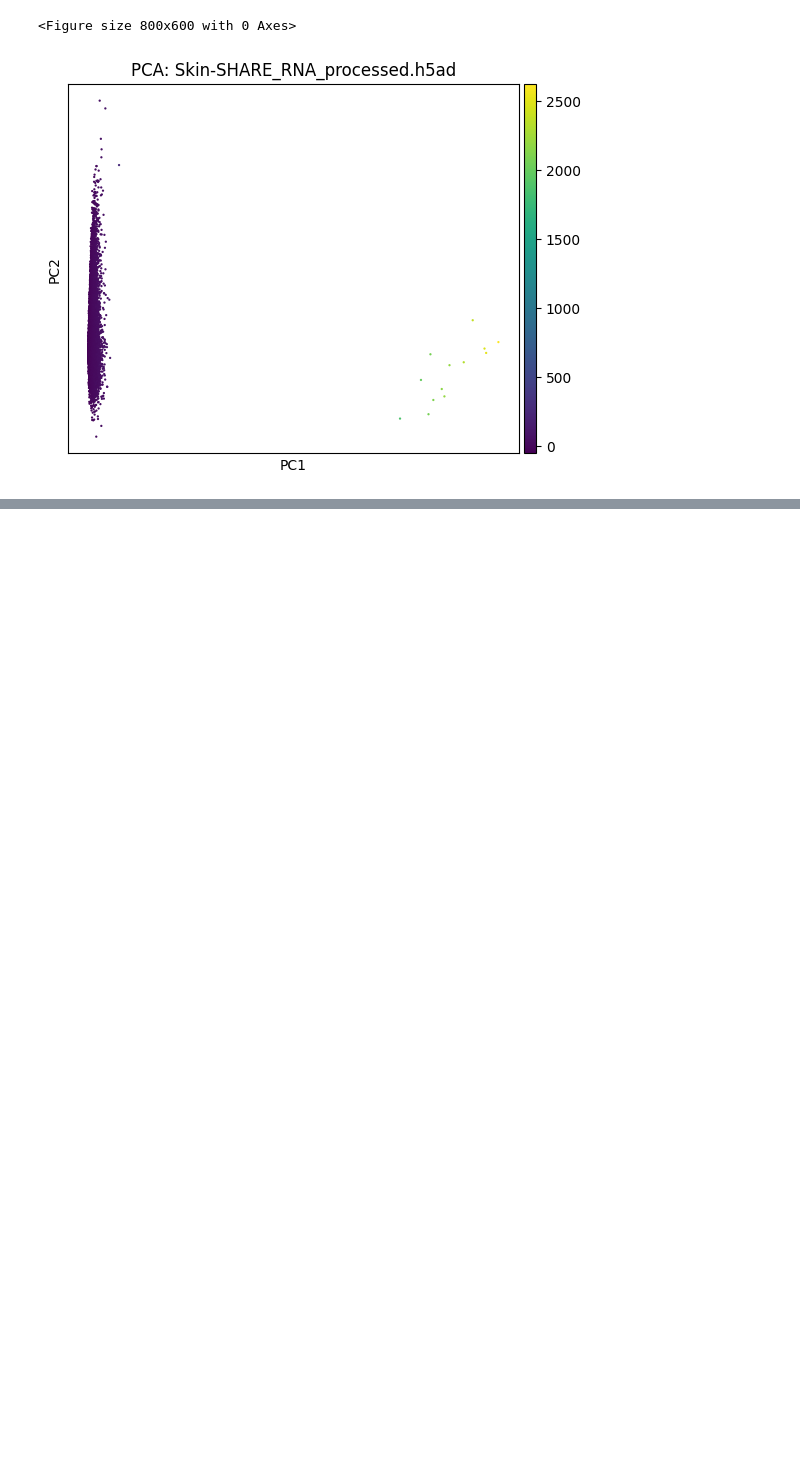
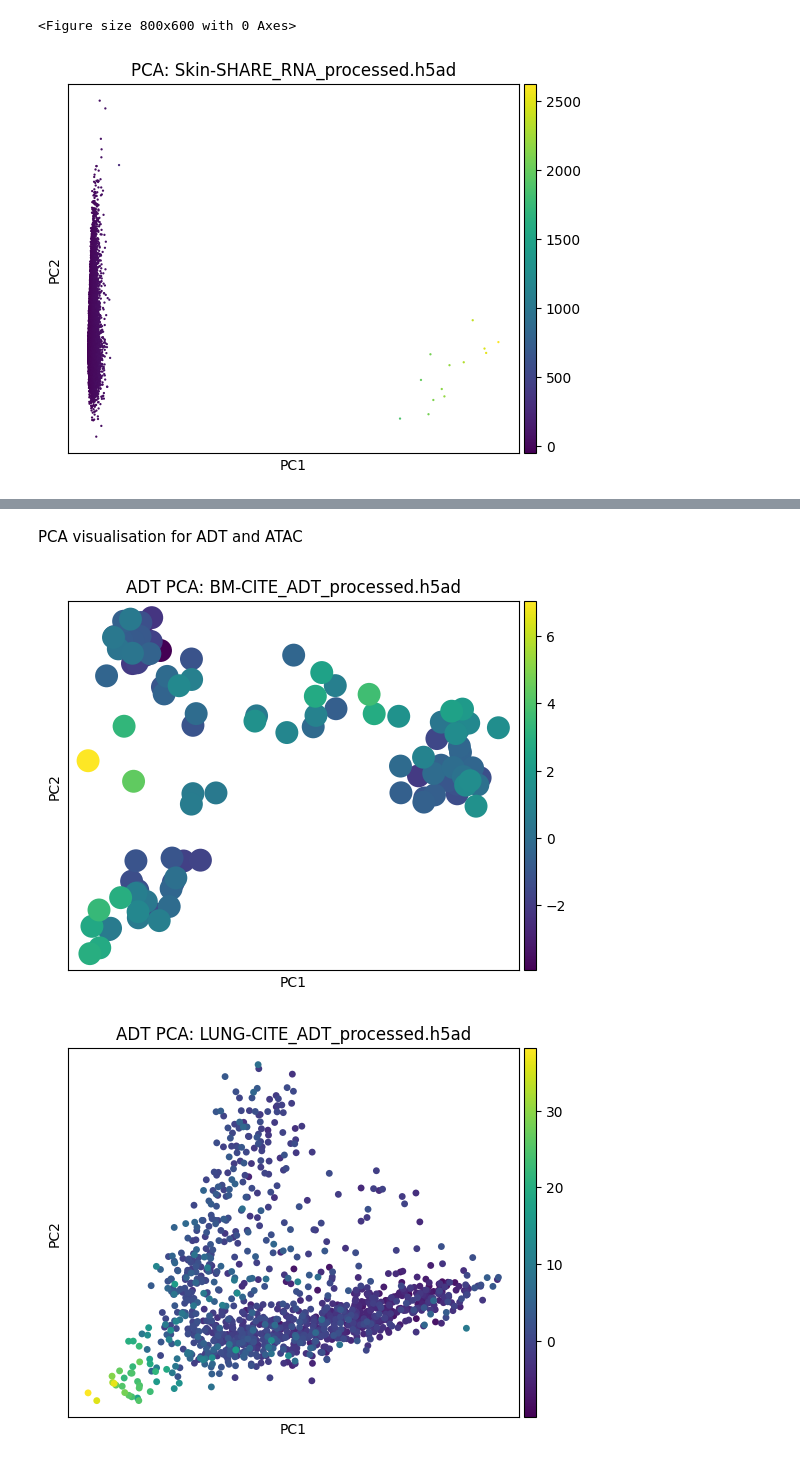
Before and after one commit to ZW471/MultiOmicsIntegration, a Jupyter notebook: datasets/data_preprocessing_and_reduction.ipynb, the cells around one changed output, grey strips where cells are left out. Cells and saved outputs as stored; diff of their text form; code cells hidden in the pictures; blank space fills up the shorter version.

```diff
--- a/datasets/data_preprocessing_and_reduction.ipynb
+++ b/datasets/data_preprocessing_and_reduction.ipynb
@@ -211,0 +520,19 @@ for rna_file in rna_files:
+# %% [markdown]
+PCA visualisation for ADT and ATAC
+# %%
+processed_dir = "data/processed/reduced"
+
+# ADT
+adt_processed_files = [f for f in os.listdir(processed_dir) if f.endswith("_ADT_processed.h5ad")]
+for fname in adt_processed_files:
+    adata_adt = sc.read_h5ad(os.path.join(processed_dir, fname))
+
+    # Compute total counts if missing
+    if "total_counts" not in adata_adt.obs:
+        adata_adt.obs["total_counts"] = np.sum(adata_adt.X, axis=1)
+
+    sc.pl.pca(adata_adt, color="total_counts", title=f"ADT PCA: {fname}")
+    plt.show()
+# %% [output]
+[figure, added]
+[figure, added]
```
Also changed, not shown: parts of 11 cells of this notebook.
